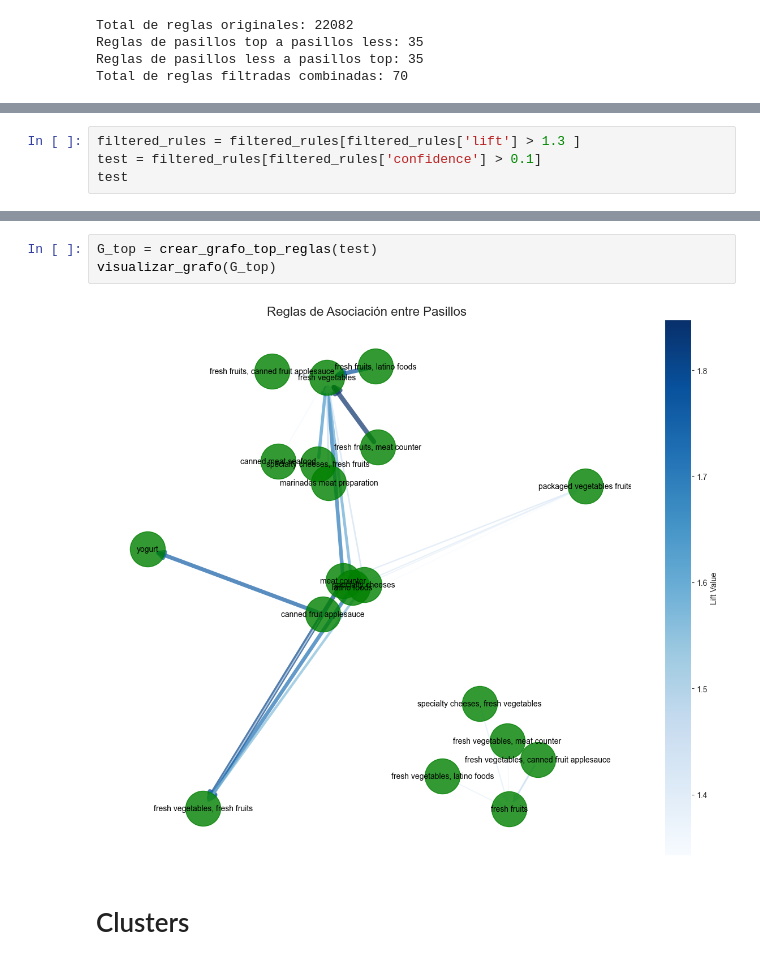
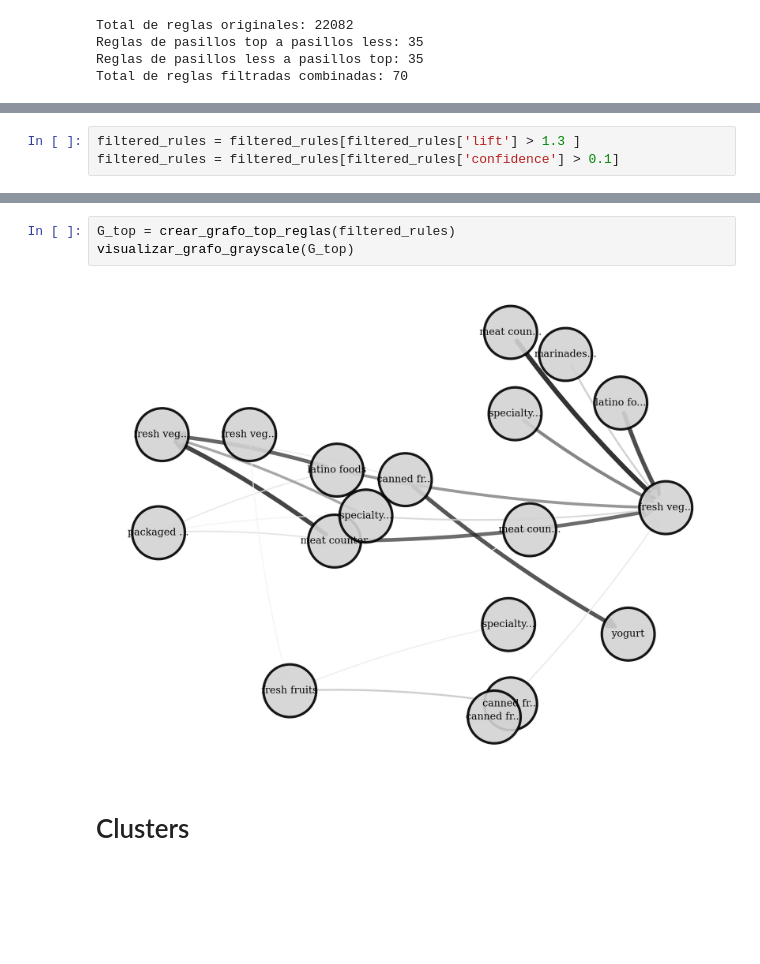
Before and after one commit to carotopia/Market-Basket-Analysis, a Jupyter notebook: Apriori/Aisles.ipynb, the cells around one changed output, grey strips where cells are left out. Cells and saved outputs as stored; diff of their text form; blank space fills up the shorter version.

```diff
--- a/Apriori/Aisles.ipynb
+++ b/Apriori/Aisles.ipynb
@@ -308,4 +348,3 @@ def crear_grafo_top_reglas(rules):
 # %%
 filtered_rules = filtered_rules[filtered_rules['lift'] > 1.3 ]
-test = filtered_rules[filtered_rules['confidence'] > 0.1]
-test
+filtered_rules = filtered_rules[filtered_rules['confidence'] > 0.1]
@@ -330,8 +351,8 @@ test
 # %%
-G_top = crear_grafo_top_reglas(test)
-visualizar_grafo(G_top)
+G_top = crear_grafo_top_reglas(filtered_rules)
+visualizar_grafo_grayscale(G_top)
 # %% [output]
-[figure, old version]
+[figure, new version]
 # %% [markdown]
 # Clusters
 # %%
```
Also changed, not shown: parts of 29 cells of this notebook, 7 other files.
